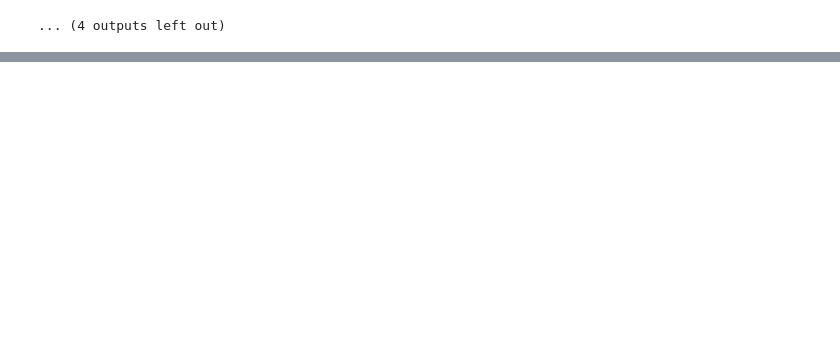
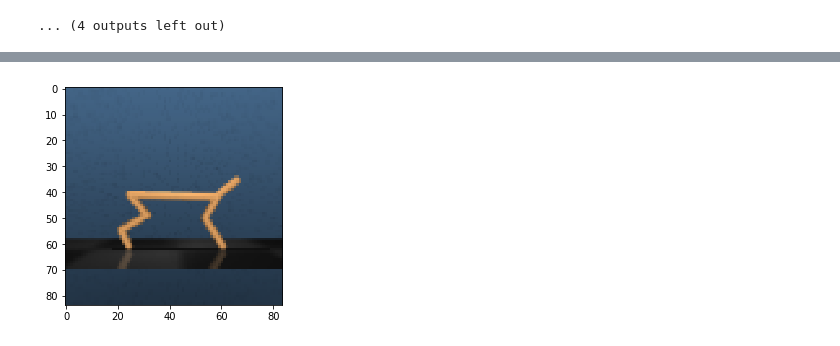
Before and after one commit to CuriousG102/psp, a Jupyter notebook: notebooks/distracting_background.ipynb, the cells around one changed output, grey strips where cells are left out. Cells and saved outputs as stored; diff of their text form; code cells hidden in the pictures; blank space fills up the shorter version.

```diff
--- a/notebooks/distracting_background.ipynb
+++ b/notebooks/distracting_background.ipynb
@@ -245,0 +396,18 @@ for i, j, k in itertools.product(*(3 * [[-.75, .25]])):
+# %%
+cg_env = make(
+    'cheetah', 'run',
+    [0, 2, 4, 5],
+    2,
+    4,
+    color_grid.EvilEnum.NONE,
+    from_pixels=True,
+    visualize_reward=False)
+obs_0 = cg_env.reset()
+plt.imshow(obs_0)
+plt.show()
+for _ in range(8):
+    obs, reward, done, extra = cg_env.step(np.array([0] * 6, dtype=np.float32))
+    plt.imshow(obs)
+    plt.show()
+# %% [output]
+[figure, added]
```
Also changed, not shown: parts of 6 cells of this notebook, 1 other file.
